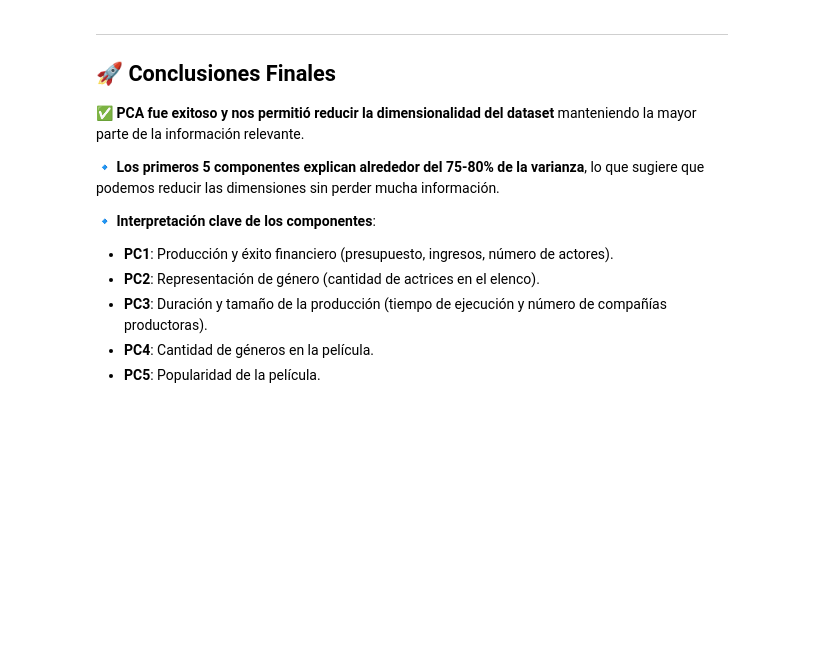
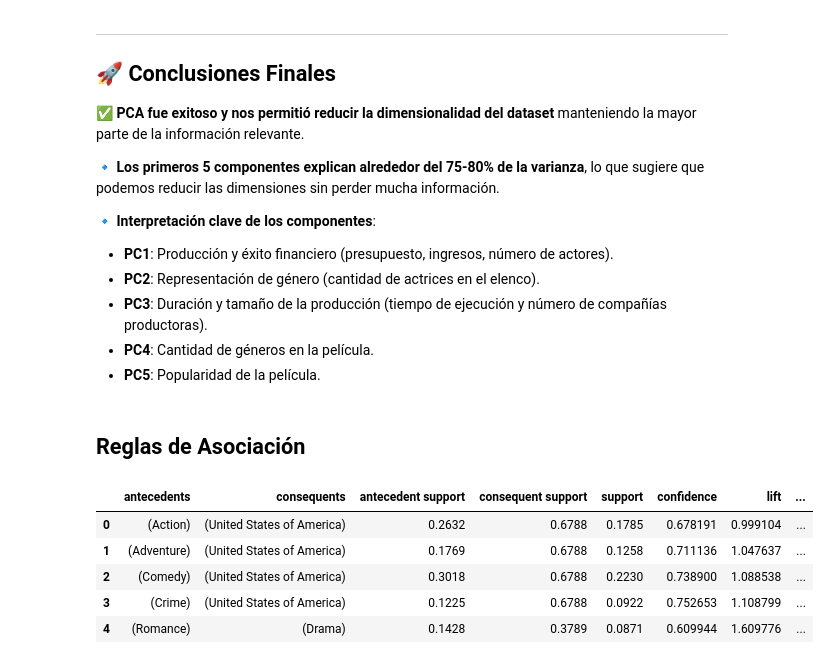
Before and after one commit to sofigo1010/mineria-de-datos, a Jupyter notebook: movies/proyecto1.ipynb, the cells around one changed output. Saved outputs shown, nothing was run; the diff lists cells and outputs as text; code cells hidden in the pictures; blank space fills up the shorter version.

```diff
--- a/movies/proyecto1.ipynb
+++ b/movies/proyecto1.ipynb
@@ -1087,3 +1068,46 @@ El gráfico de la **Curva de Varianza Explicada** muestra cómo la varianza acum
 - **PC3**: Duración y tamaño de la producción (tiempo de ejecución y número de compañías productoras).
 - **PC4**: Cantidad de géneros en la película.
 - **PC5**: Popularidad de la película.
+# %% [markdown]
+## **Reglas de Asociación**
+# %%
+import pandas as pd
+from mlxtend.frequent_patterns import apriori, association_rules
+from mlxtend.preprocessing import TransactionEncoder
+
+file_path = "movies.csv"
+df = pd.read_csv(file_path, encoding="latin1")
+
+num_columns = ['budget', 'revenue', 'runtime', 'voteAvg', 'voteCount', 'popularity']
+
+for col in num_columns:
+    unique_values = df[col].nunique()
+    if unique_values > 3:
+        df[col] = pd.cut(df[col], bins=3, labels=["Bajo", "Medio", "Alto"])
+    else:
+        print(f"Columna {col} tiene pocos valores únicos ({unique_values}), se omite discretización.")
+
+df['genres'] = df['genres'].astype(str).str.split('|')
+df['productionCompany'] = df['productionCompany'].astype(str).str.split('|')
+df['productionCountry'] = df['productionCountry'].astype(str).str.split('|')
+
+transactions = df['genres'] + df['productionCompany'] + df['productionCountry']
+
+transactions = transactions.apply(lambda x: [i for i in x if i and str(i) != 'nan'])
+
+te = TransactionEncoder()
+te_ary = te.fit(transactions).transform(transactions)
+df_encoded = pd.DataFrame(te_ary, columns=te.columns_)
+
+frequent_itemsets = apriori(df_encoded, min_support=0.05, use_colnames=True)
+
+rules = association_rules(frequent_itemsets, metric="confidence", min_threshold=0.6)
+
+rules.head()
+# %% [output]
+|  | antecedents | consequents | antecedent support | consequent support | support | confidence | lift | ... |
+| 0 | (Action) | (United States of America) | 0.2632 | 0.6788 | 0.1785 | 0.678191 | 0.999104 | ... |
+| 1 | (Adventure) | (United States of America) | 0.1769 | 0.6788 | 0.1258 | 0.711136 | 1.047637 | ... |
+| 2 | (Comedy) | (United States of America) | 0.3018 | 0.6788 | 0.2230 | 0.738900 | 1.088538 | ... |
+| 3 | (Crime) | (United States of America) | 0.1225 | 0.6788 | 0.0922 | 0.752653 | 1.108799 | ... |
+| 4 | (Romance) | (Drama) | 0.1428 | 0.3789 | 0.0871 | 0.609944 | 1.609776 | ... |
```
Also changed, not shown: parts of 11 cells of this notebook.
